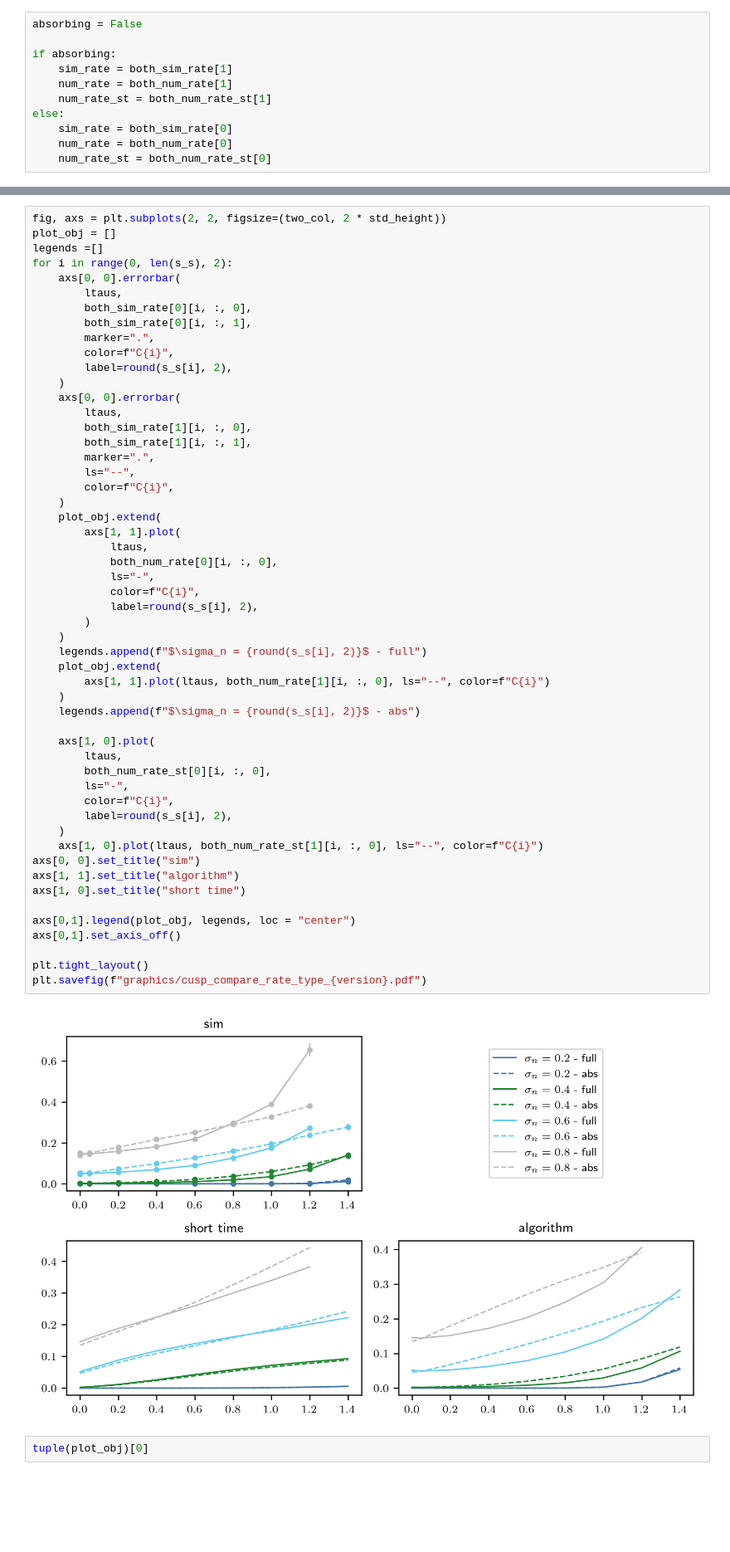
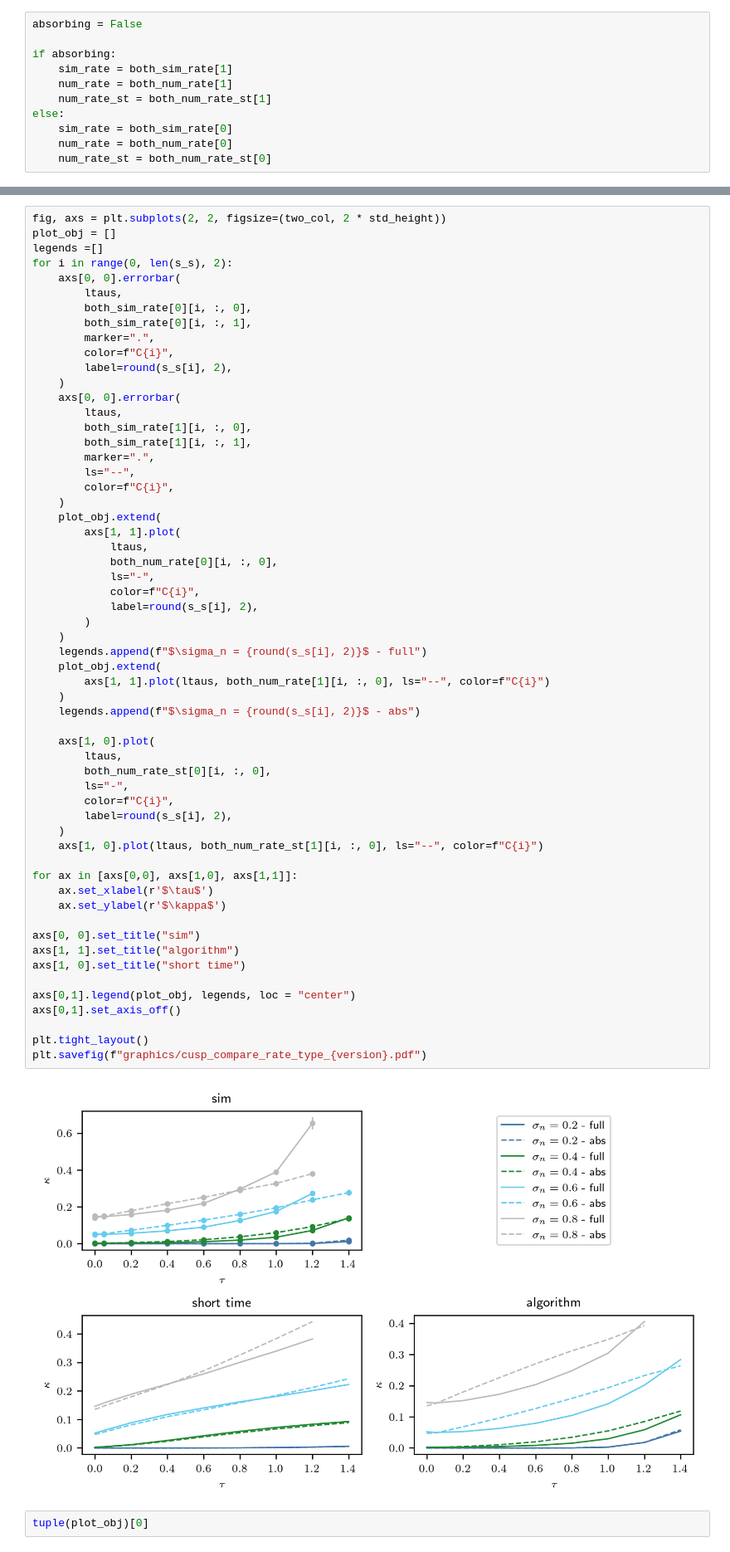
Before and after one commit to NilsToAn/overdampedDelayHarmonicOscillator, a Jupyter notebook: paper/cusp_rate.ipynb, the cells around one changed output, grey strips where cells are left out. Shown at 83% size. Drawn from its saved outputs; the diff is of its cells as text; blank space fills up the shorter version.

```diff
--- a/paper/cusp_rate.ipynb
+++ b/paper/cusp_rate.ipynb
@@ -396,34 +396,39 @@ for i in range(0, len(s_s), 2):
             both_num_rate[0][i, :, 0],
             ls="-",
             color=f"C{i}",
             label=round(s_s[i], 2),
         )
     )
     legends.append(f"$\sigma_n = {round(s_s[i], 2)}$ - full")
     plot_obj.extend(
         axs[1, 1].plot(ltaus, both_num_rate[1][i, :, 0], ls="--", color=f"C{i}")
     )
     legends.append(f"$\sigma_n = {round(s_s[i], 2)}$ - abs")
 
     axs[1, 0].plot(
         ltaus,
         both_num_rate_st[0][i, :, 0],
         ls="-",
         color=f"C{i}",
         label=round(s_s[i], 2),
     )
     axs[1, 0].plot(ltaus, both_num_rate_st[1][i, :, 0], ls="--", color=f"C{i}")
+
+for ax in [axs[0,0], axs[1,0], axs[1,1]]:
+    ax.set_xlabel(r'$\tau$')
+    ax.set_ylabel(r'$\kappa$')
+
 axs[0, 0].set_title("sim")
 axs[1, 1].set_title("algorithm")
 axs[1, 0].set_title("short time")
 
 axs[0,1].legend(plot_obj, legends, loc = "center")
 axs[0,1].set_axis_off()
 
 plt.tight_layout()
 plt.savefig(f"graphics/cusp_compare_rate_type_{version}.pdf")
 # %% [output]
-[figure, old version]
+[figure, new version]
 # %%
 tuple(plot_obj)[0]
 # %% [output]
```
Also changed, not shown: 1 other file.
